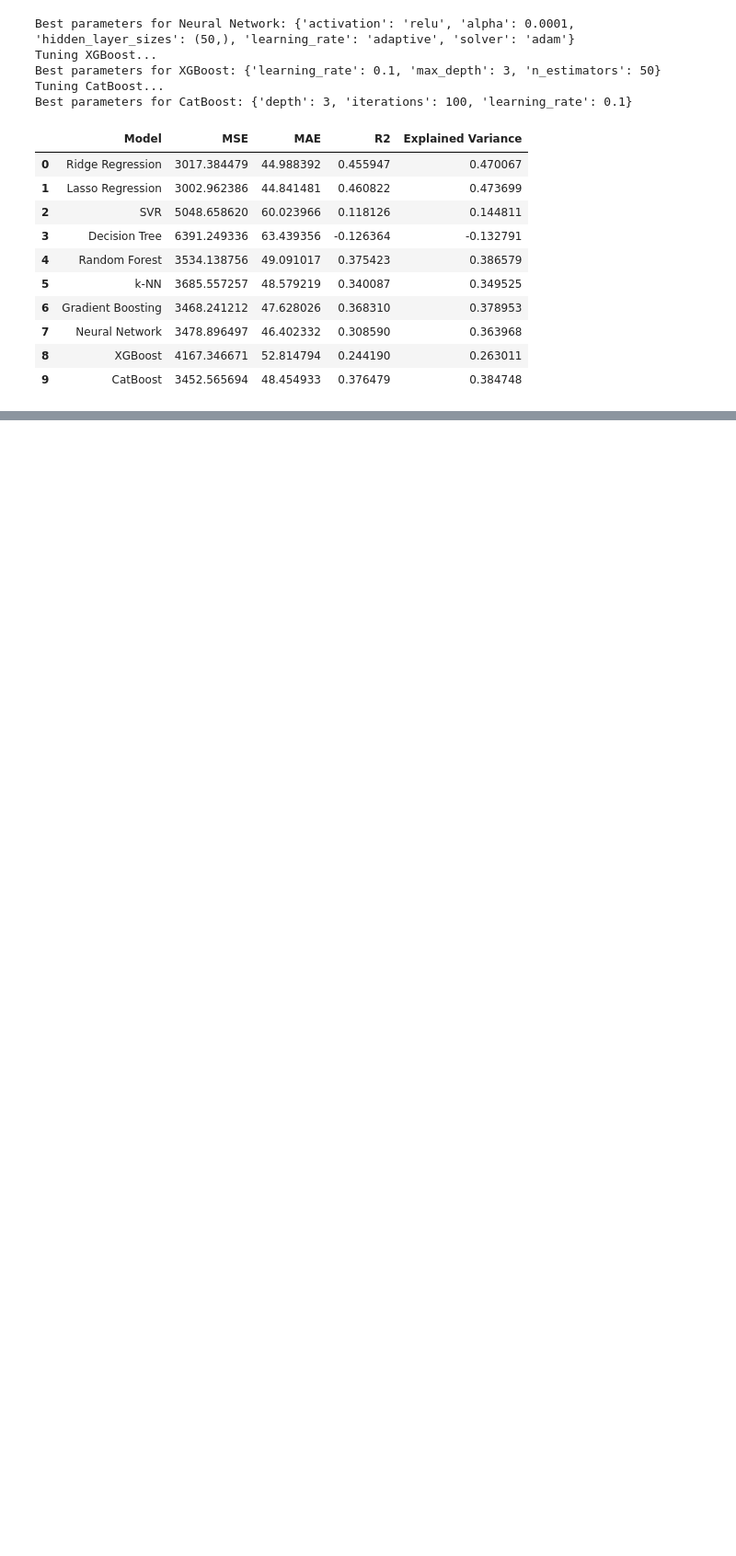
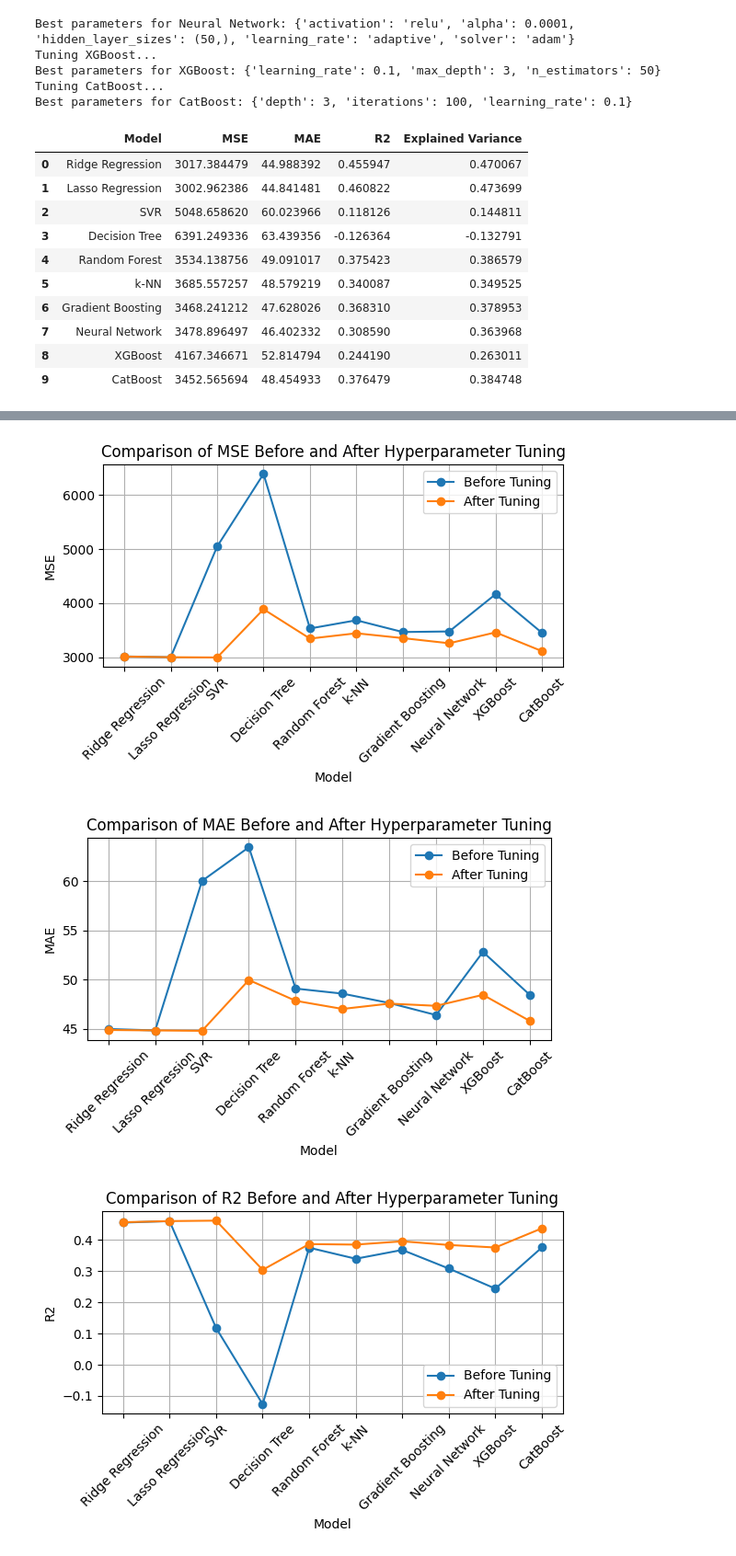
Before and after one commit to cezarylap/Algorythm-selection-and-Hyperparameter-tuning, a Jupyter notebook: Regression.ipynb, the cells around one changed output, grey strips where cells are left out. Shown: that part at 92% size. Drawn from its saved outputs; the diff is of its cells as text; code cells hidden in the pictures; blank space fills up the shorter version.

```diff
--- a/Regression.ipynb
+++ b/Regression.ipynb
@@ -127,10 +128,12 @@ param_grids = {
 #9. Generating best hyperparameter sets based on specified metric using grid search.
 
 best_models = []
+hp_scoring = 'neg_mean_squared_error'
+
 
 for name, model in models:
     print(f"Tuning {name}...")
-    grid_search = GridSearchCV(estimator=model, param_grid=param_grids[name], cv=cv, scoring='neg_mean_squared_error', n_jobs=-1)
+    grid_search = GridSearchCV(estimator=model, param_grid=param_grids[name], cv=cv, scoring=hp_scoring, n_jobs=-1)
     grid_search.fit(X_train, y_train)
     best_models.append((name, grid_search.best_estimator_, grid_search.best_params_))
     print(f"Best parameters for {name}: {grid_search.best_params_}")
@@ -204,0 +222,20 @@ styled_df(df_tuned)
+# %%
+#14. Charts before and after
+metrics = ['MSE', 'MAE', 'R2', 'Explained Variance']
+
+for metric in metrics:
+    plt.figure(figsize=(6, 4))
+    plt.plot(df_default['Model'], df_default[metric], marker='o', label='Before Tuning')
+    plt.plot(df_tuned['Model'], df_tuned[metric], marker='o', label='After Tuning')
+    plt.title(f'Comparison of {metric} Before and After Hyperparameter Tuning')
+    plt.xlabel('Model')
+    plt.ylabel(metric)
+    plt.xticks(rotation=45)
+    plt.legend()
+    plt.grid(True)
+    plt.tight_layout()
+    plt.show()
+# %% [output]
+[figure, added]
+[figure, added]
+[figure, added]
```
Also changed, not shown: parts of 4 cells of this notebook, 1 other file.
